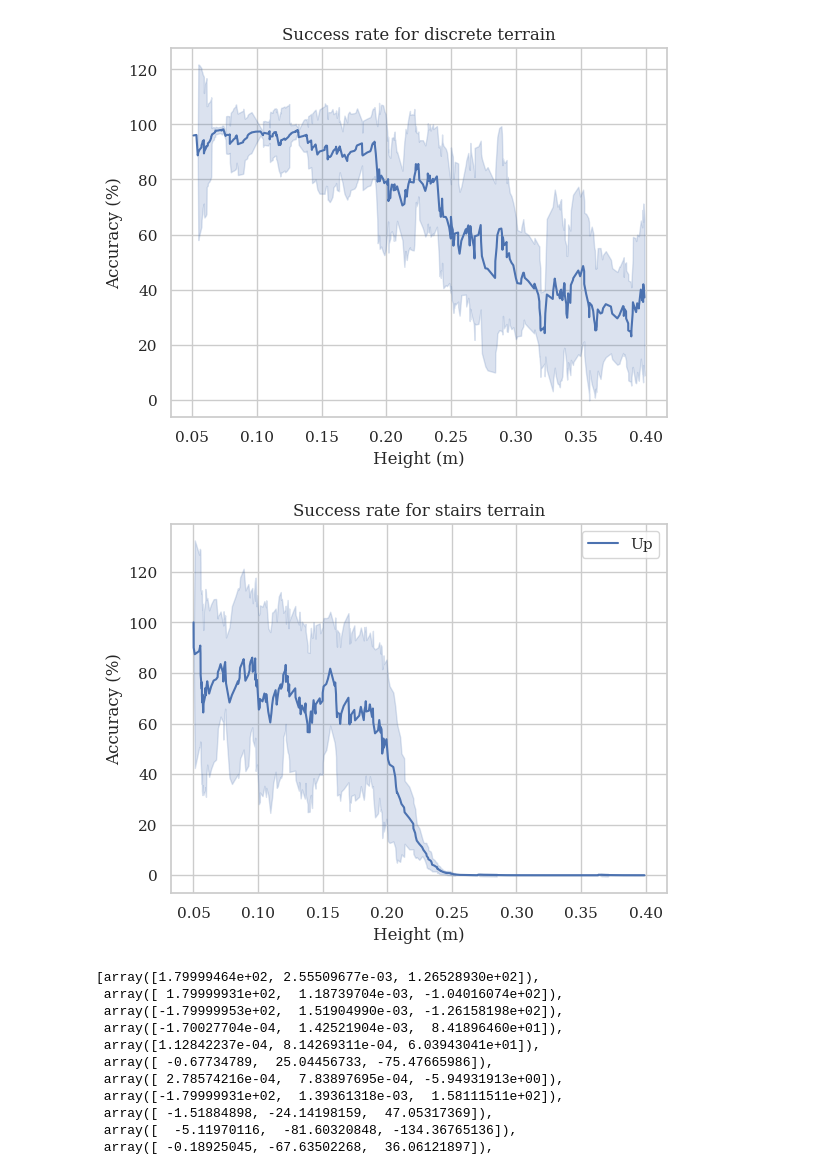
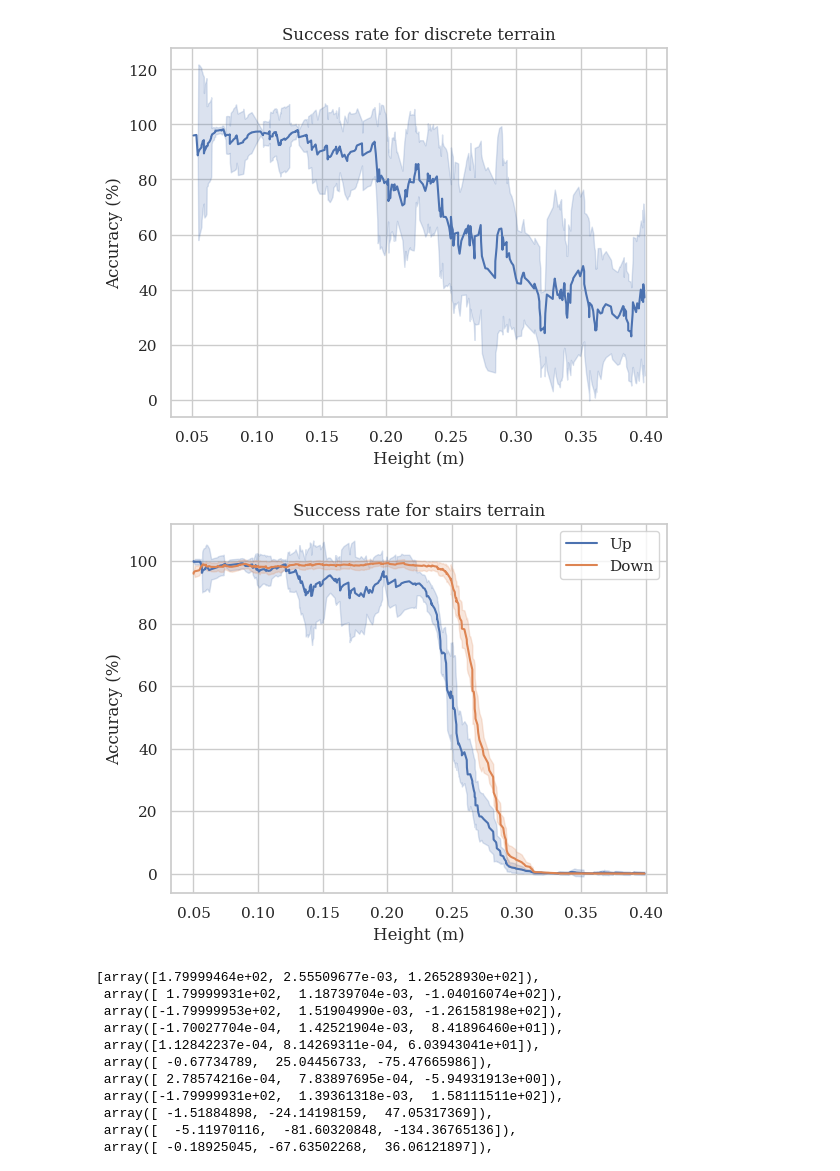
Before and after one commit to JansSolanoVega/legged_gym, a Jupyter notebook: legged_gym/scripts/analysis/plots.ipynb, the cells around one changed output. Saved outputs shown, nothing was run; the diff lists cells and outputs as text; code cells hidden in the pictures.

```diff
--- a/legged_gym/scripts/analysis/plots.ipynb
+++ b/legged_gym/scripts/analysis/plots.ipynb
@@ -72,7 +72,3 @@ plot_error_lineplots([speed_x, speed_y], xlabel="Time (s)", ylabel="Speed (m/s)"
 plt.show()
 # %% [output]
 [figure]
-# %%
-with open(os.path.join(LEGGED_GYM_ROOT_DIR, 'legged_gym', 'scripts',fname+'.json'), 'r') as file:
-    data = json.load(file)  # Load and parse the JSON file
-print(len(data))
@@ -83,10 +77,12 @@ print(len(data))
 def myFunc(e):
   return e[metric]
 
+#PATH = os.path.join(LEGGED_GYM_ROOT_DIR, 'legged_gym', 'scripts')
+PATH = "/home/zetans/Desktop/results_plots/terrain_accuracy/28_limit"
 fname = "discrete-None-0.75-0.075-False"
 metric = "slope" if "slope" in fname else "height"
-with open(os.path.join(LEGGED_GYM_ROOT_DIR, 'legged_gym', 'scripts',fname+'.json'), 'r') as file:
-    data = json.load(file)  # Load and parse the JSON file
+with open(os.path.join(PATH,fname+'.json'), 'r') as file:
+  data = json.load(file)  # Load and parse the JSON file
 
 data.sort(key=myFunc)
 accuracy = [item["successful"]*100/item["total"] for item in data]
@@ -102,36 +98,37 @@ plt.show()
 # %%
 #Slope or stairs
 def myFunc(e):
   return e[metric]
 
 def get_x_y(data):
     data.sort(key=myFunc)
     y = [item["successful"]*100/item["total"] for item in data]
     if metric=="slope":
         x = [np.rad2deg(np.arctan(item[metric])) for item in data]
     else:
         x = [item[metric] for item in data]
     return x,y
 
+PATH = "/home/zetans/Desktop/results_plots/terrain_accuracy/80_limit"
 fname = "stairs-None-0.75-0.075-y"
 metric = "slope" if "slope" in fname else "height"
-# with open(os.path.join(LEGGED_GYM_ROOT_DIR, 'legged_gym', 'scripts',fname.replace("None", "False")+'.json'), 'r') as file:
-#     data_up = json.load(file)  # Load and parse the JSON file
-with open(os.path.join(LEGGED_GYM_ROOT_DIR, 'legged_gym', 'scripts',fname.replace("None", "True")+'.json'), 'r') as file:
+with open(os.path.join(PATH, fname.replace("None", "False")+'.json'), 'r') as file:
+    data_up = json.load(file)  # Load and parse the JSON file
+with open(os.path.join(PATH, fname.replace("None", "True")+'.json'), 'r') as file:
     data_down = json.load(file)  # Load and parse the JSON file
 
 x_down, y_down = get_x_y(data_down)
-#x_up, y_up = get_x_y(data_up)
+x_up, y_up = get_x_y(data_up)
 
 smoothing_plot(x_down, y_down, smooth_factor=0.1, label="Up")
-#smoothing_plot(x_up, y_up, smooth_factor=0.1, label="Down")
+smoothing_plot(x_up, y_up, smooth_factor=0.1, label="Down")
 plt.xlabel('Slope (°)' if metric=="slope" else "Height (m)")
 plt.ylabel('Accuracy (%)')
 plt.legend()
 plt.title('Success rate for '+fname.split("-")[0]+' terrain')
 plt.show()
 # %% [output]
-[figure, old version]
+[figure, new version]
 # %%
 import json, os
 import numpy as np
```
Also changed, not shown: parts of 12 cells of this notebook.
